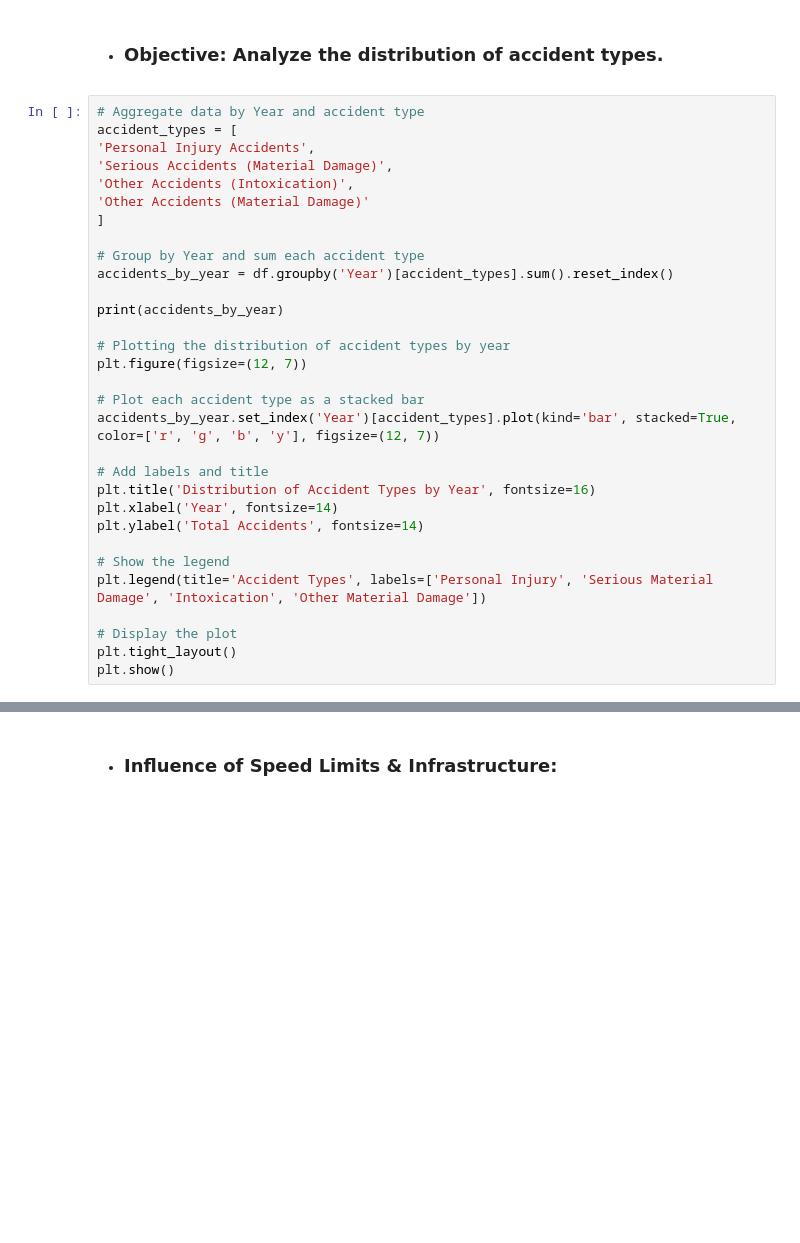
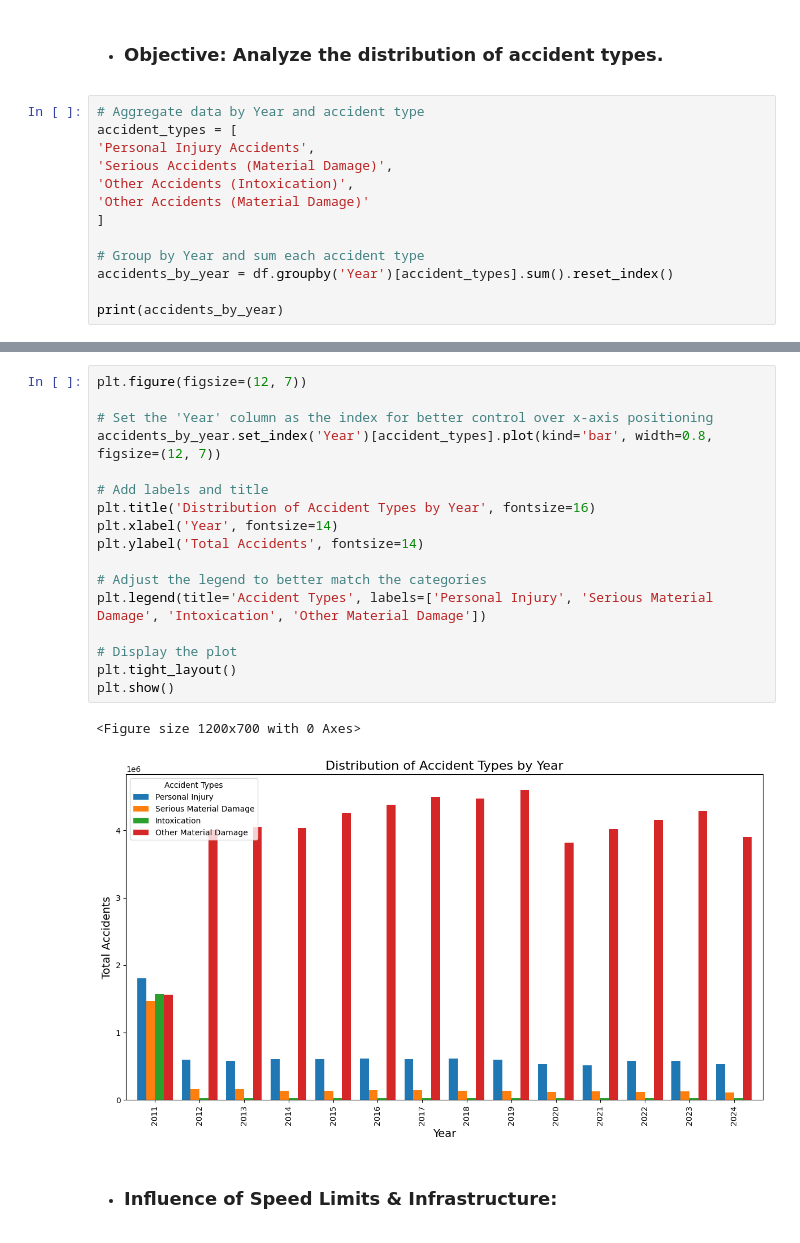
Before and after one commit to TheHessianBo/Traffic-Accidents-Germany, a Jupyter notebook: Traffic Accidents EDA.ipynb, the cells around one changed output, grey strips where cells are left out. Drawn from its saved outputs; the diff is of its cells as text; blank space fills up the shorter version.

```diff
--- a/Traffic Accidents EDA.ipynb
+++ b/Traffic Accidents EDA.ipynb
@@ -145,24 +144,6 @@ accident_types = [
 accidents_by_year = df.groupby('Year')[accident_types].sum().reset_index()
 
 print(accidents_by_year)
-
-# Plotting the distribution of accident types by year
-plt.figure(figsize=(12, 7))
-
-# Plot each accident type as a stacked bar
-accidents_by_year.set_index('Year')[accident_types].plot(kind='bar', stacked=True, color=['r', 'g', 'b', 'y'], figsize=(12, 7))
-
-# Add labels and title
-plt.title('Distribution of Accident Types by Year', fontsize=16)
-plt.xlabel('Year', fontsize=14)
-plt.ylabel('Total Accidents', fontsize=14)
-
-# Show the legend
-plt.legend(title='Accident Types', labels=['Personal Injury', 'Serious Material Damage', 'Intoxication', 'Other Material Damage'])
-
-# Display the plot
-plt.tight_layout()
-plt.show()
 # %% [output]
     Year  Personal Injury Accidents  Serious Accidents (Material Damage)  \
 0   2011                  1807091.0                            1474432.0
@@ -186,3 +165,23 @@ plt.show()
+# %%
+plt.figure(figsize=(12, 7))
+
+# Set the 'Year' column as the index for better control over x-axis positioning
+accidents_by_year.set_index('Year')[accident_types].plot(kind='bar', width=0.8, figsize=(12, 7))
+
+# Add labels and title
+plt.title('Distribution of Accident Types by Year', fontsize=16)
+plt.xlabel('Year', fontsize=14)
+plt.ylabel('Total Accidents', fontsize=14)
+
+# Adjust the legend to better match the categories
+plt.legend(title='Accident Types', labels=['Personal Injury', 'Serious Material Damage', 'Intoxication', 'Other Material Damage'])
+
+# Display the plot
+plt.tight_layout()
+plt.show()
+# %% [output]
+<Figure size 1200x700 with 0 Axes>
+[figure, added]
 # %% [markdown]
 - ### Influence of Speed Limits & Infrastructure:
 # %% [markdown]
```
Also changed, not shown: parts of 3 cells of this notebook.
